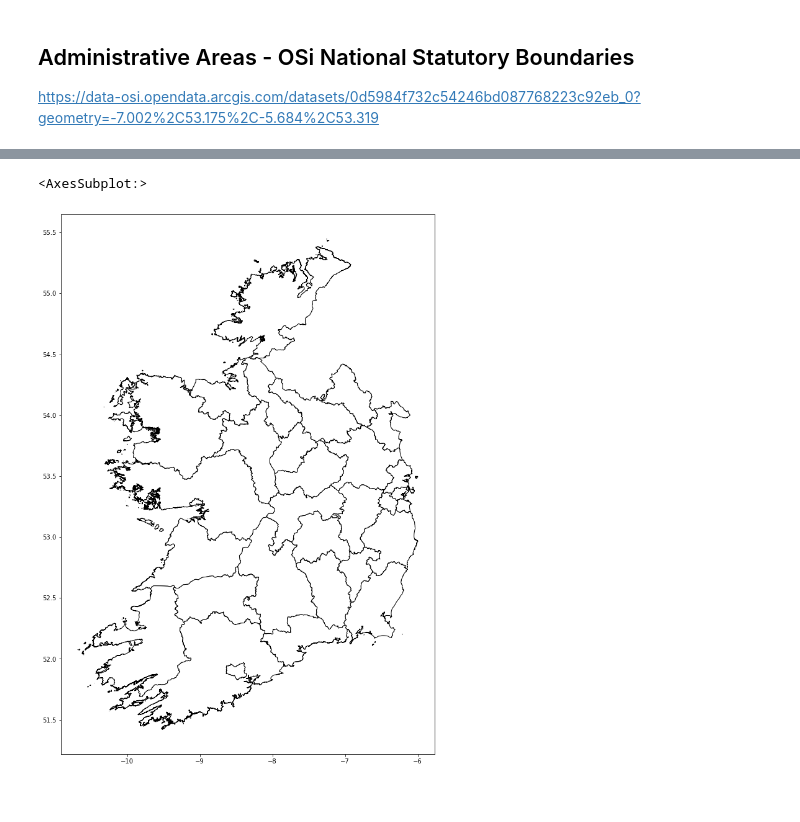
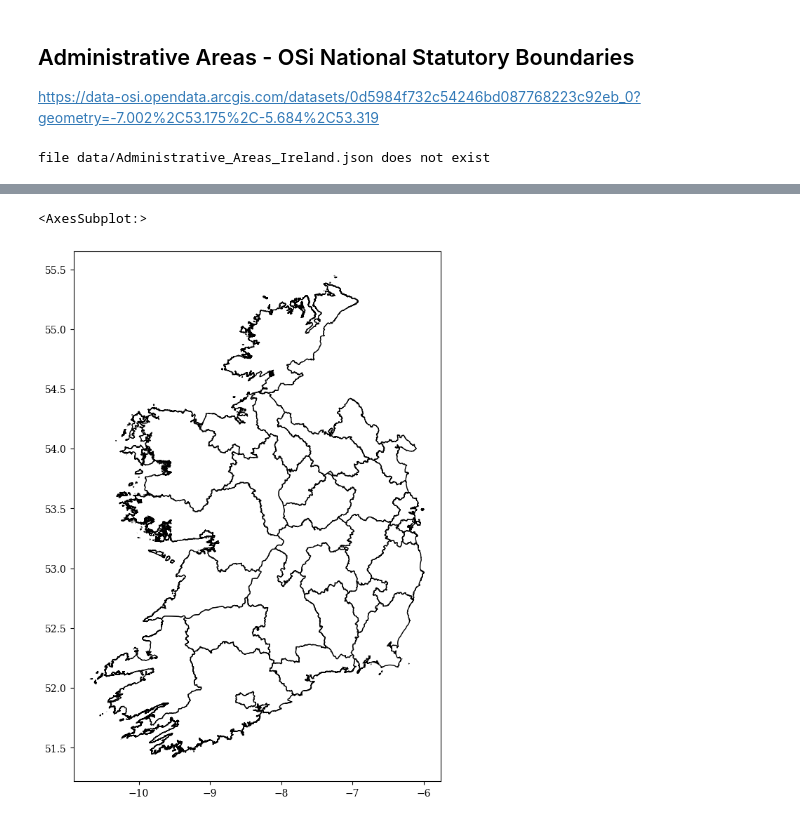
Before and after one commit to pessini/avian-flu-wild-birds-ireland, a Jupyter notebook: Exploratory-Data-Analysis-EDA.ipynb, the cells around one changed output, grey strips where cells are left out. Cells and saved outputs as stored; diff of their text form; code cells hidden in the pictures.

```diff
--- a/Exploratory-Data-Analysis-EDA.ipynb
+++ b/Exploratory-Data-Analysis-EDA.ipynb
@@ -308,10 +309,25 @@ bird_flu.groupby('Date')['target_H5_HPAI'].agg(['count'])
 ## Administrative Areas - OSi National Statutory Boundaries
 
 https://data-osi.opendata.arcgis.com/datasets/0d5984f732c54246bd087768223c92eb_0?geometry=-7.002%2C53.175%2C-5.684%2C53.319
+# %%
+admin_areas_json = 'data/Administrative_Areas_Ireland.json'
+url_geoJSON = 'https://opendata.arcgis.com/datasets/0d5984f732c54246bd087768223c92eb_0.geojson'
 # %%
-# GeoJSON API
-url_geoJSON = 'https://opendata.arcgis.com/datasets/0d5984f732c54246bd087768223c92eb_0.geojson'
-admin_areas = gpd.read_file(url_geoJSON, driver='GeoJSON')
+try:
+    f = open(admin_areas_json, 'rb')
+    with f:
+        admin_areas = gpd.read_file(f, driver='GeoJSON')
+
+except FileNotFoundError:
+    print("File {} does not exist... creating a new one from API".format(admin_areas_json))
+
+    # GeoJSON API
+    admin_areas = gpd.read_file(url_geoJSON, driver='GeoJSON')
+
+    # Saving the data downloaded to a local json file
+    admin_areas.to_file(admin_areas_json, driver='GeoJSON')
+# %% [output]
+file data/Administrative_Areas_Ireland.json does not exist
 # %%
 # check if the shapefile is grand
 admin_areas.head()
@@ -324,7 +340,7 @@ admin_areas.head()
 | 4 | WICKLOW COUNTY COUNCIL | None | Cill Mhantáin | WICKLOW | Leinster | 2ae19629-149e-13a3-e055-000000000001 | 707784.79 | 690738.10 | 2.025161e+09 | 255001 | ... |
 # %%
 # Plotting the areas from the GeoDataFrame
-admin_areas.plot(figsize=(18,16), facecolor='white', edgecolor='black')
+admin_areas.plot(figsize=(12,10), facecolor='white', edgecolor='black')
 # %% [output]
 <AxesSubplot:>
-[figure, old version]
+[figure, new version]
```
Also changed, not shown: parts of 9 cells of this notebook.
